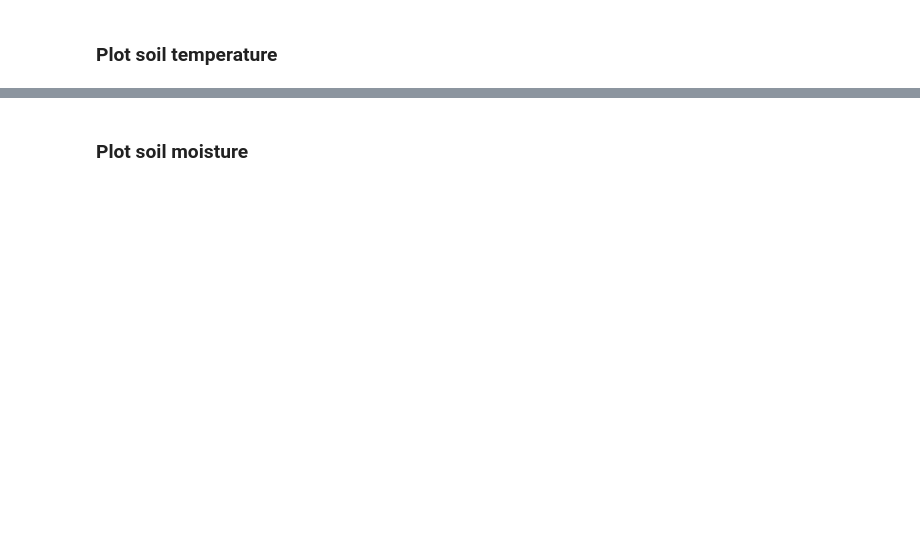
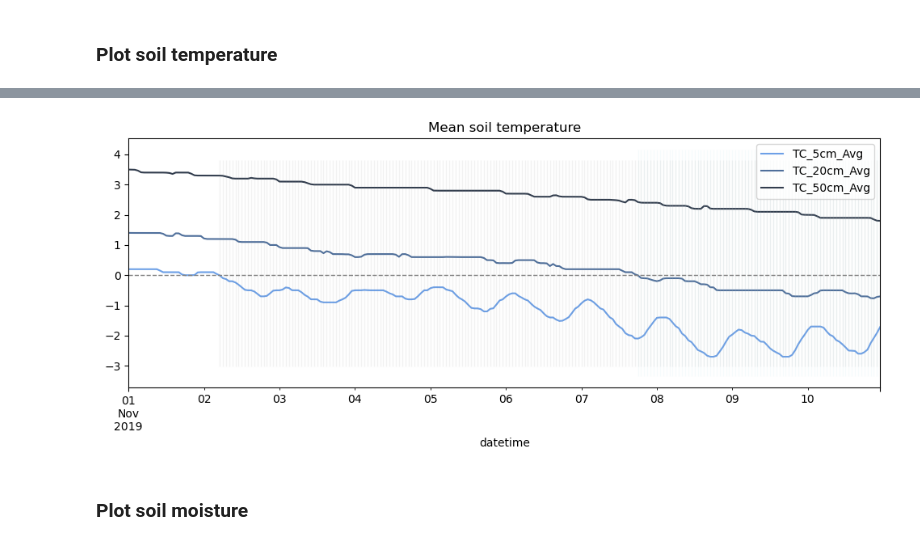
Before and after one commit to chieh89/swesarr, a Jupyter notebook: contributors/michelle/gm_metdata_ts.ipynb, the cells around one changed output, grey strips where cells are left out. Cells and saved outputs as stored; diff of their text form; code cells hidden in the pictures; blank space fills up the shorter version.

```diff
--- a/contributors/michelle/gm_metdata_ts.ipynb
+++ b/contributors/michelle/gm_metdata_ts.ipynb
@@ -92,3 +125,32 @@ plt.legend();
+# %%
+fig, ax = plt.subplots(figsize=figsize)
+for var in ['TC_5cm_Avg', 'TC_20cm_Avg', 'TC_50cm_Avg']:
+    filtered_df[var].resample(timeperiod).mean().plot(label=f'{var}', figsize=figsize)
+
+# Plot times when temp at 50 cm < 0
+test_var = filtered_df['TC_5cm_Avg'].resample(timeperiod).mean()
+if len(test_var[test_var<0])>0:
+    ax.vlines(x=test_var[test_var<0].index,
+              ymin=ax.get_ylim()[0], ymax=ax.get_ylim()[1], color='gray', linewidth=1, alpha=0.1);
+
+# Plot times when temp at 20 cm < 0
+test_var = filtered_df['TC_20cm_Avg'].resample(timeperiod).mean()
+if len(test_var[test_var<0])>0:
+    ax.vlines(x=test_var[test_var<0].index,
+              ymin=ax.get_ylim()[0], ymax=ax.get_ylim()[1], color='lightblue', linewidth=1, alpha=0.1);
+
+# Plot times when temp at 5 cm < 0
+test_var = filtered_df['TC_50cm_Avg'].resample(timeperiod).mean()
+if len(test_var[test_var<0])>0:
+    ax.vlines(x=test_var[test_var<0].index,
+              ymin=ax.get_ylim()[0], ymax=ax.get_ylim()[1], color='yellow', linewidth=1, alpha=0.1);
+
+plt.title('Mean soil temperature')
+ax = plt.gca()
+ax.hlines(0, ax.get_xlim()[0], ax.get_xlim()[1], 'gray', linestyle='--', linewidth=1)
+plt.legend();
+# %% [output]
+[figure, added]
 # %% [markdown]
 ### Plot soil moisture
 # %%
```
Also changed, not shown: parts of 21 cells of this notebook.
